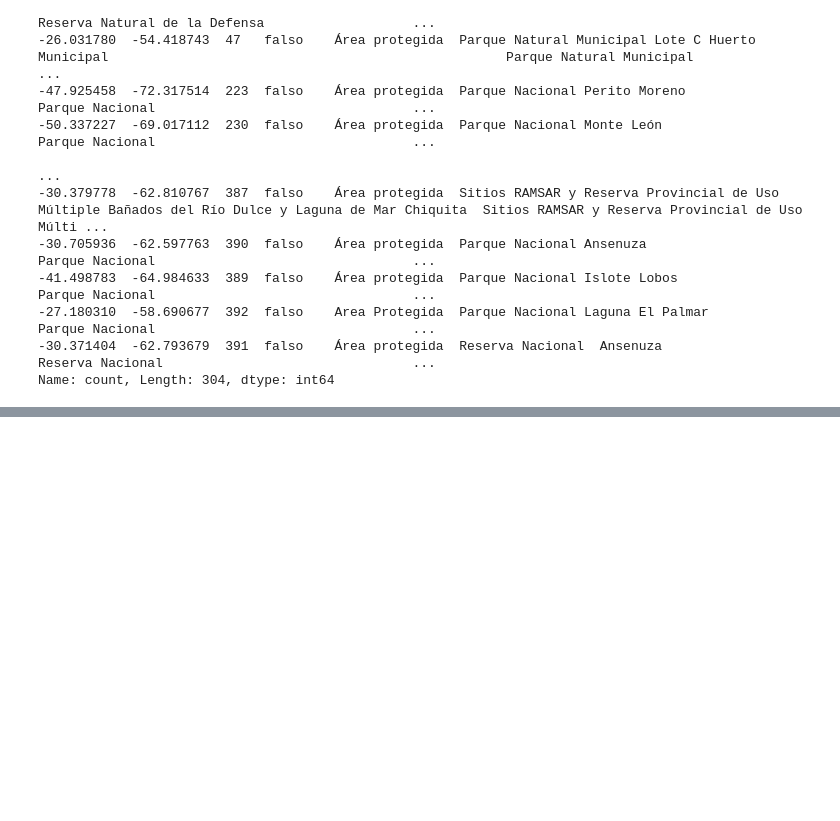
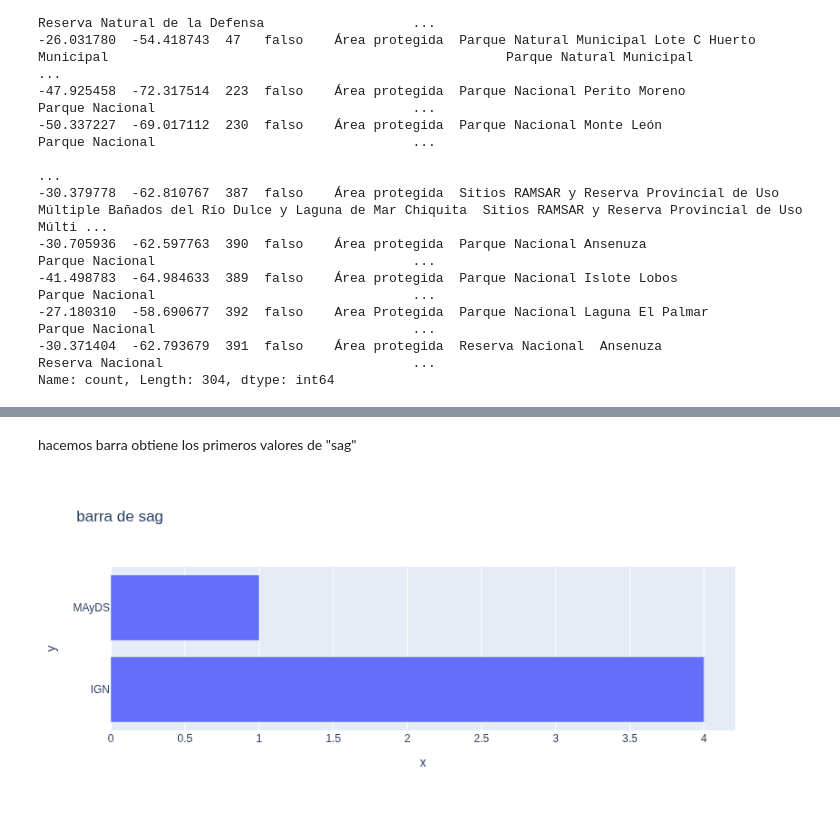
Before and after one commit to AleJndroMoreno/jupyter-, a Jupyter notebook: actividad09.ipynb, the cells around one changed output, grey strips where cells are left out. Drawn from its saved outputs; the diff is of its cells as text; code cells hidden in the pictures; blank space fills up the shorter version.

```diff
--- a/actividad09.ipynb
+++ b/actividad09.ipynb
@@ -139,0 +170,7 @@ import plotly.express as px
+# %% [markdown]
+hacemos barra obtiene los primeros valores de "sag"
+# %%
+h = areas["sag"].head(5).value_counts()
+px.bar(data_frame = h, x = h.values, y = h.index, title = "barra de sag").show()
+# %% [output]
+[figure, added]
```
Also changed, not shown: parts of 7 cells of this notebook.
